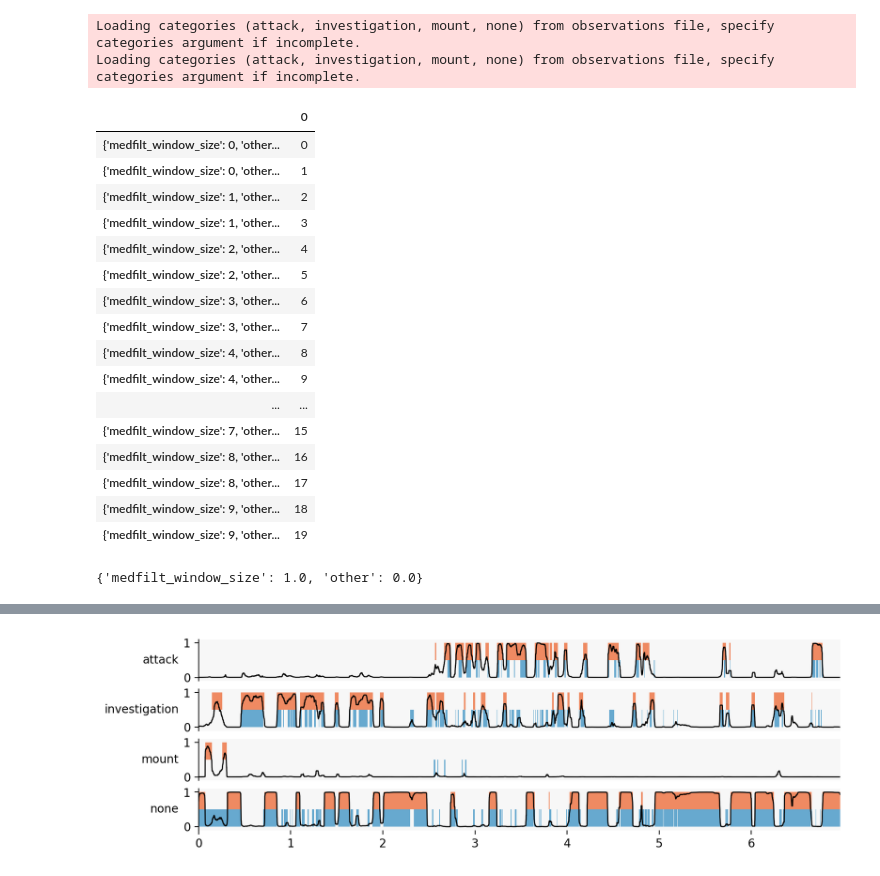
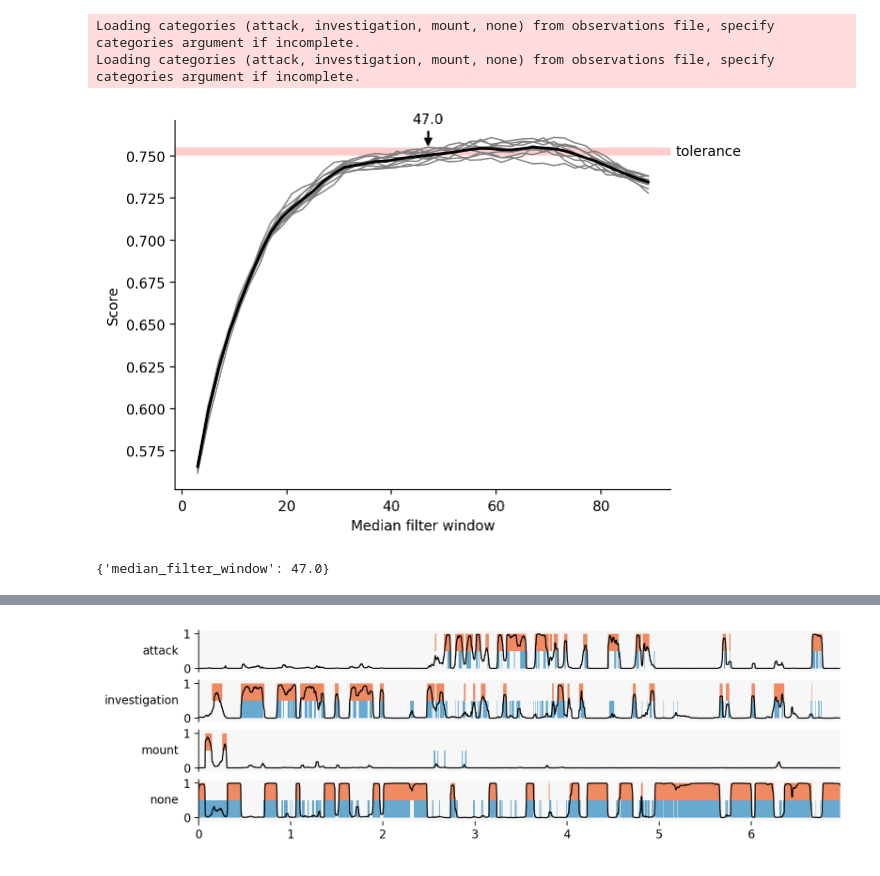
Before and after one commit to pnuehrenberg/vassi, a Jupyter notebook: examples/classification.ipynb, the cells around one changed output, grey strips where cells are left out. Saved outputs shown, nothing was run; the diff lists cells and outputs as text; code cells hidden in the pictures.

```diff
--- a/examples/classification.ipynb
+++ b/examples/classification.ipynb
@@ -71,57 +71,20 @@ def subsample_train(
 # %%
 best_parameters = optimize_smoothing(
     dataset_train,
     extractor,
     XGBClassifier,
     lambda probabilities, parameters: medfilt(probabilities, parameters["median_filter_window"]),
     smoothing_parameters_grid={"median_filter_window": np.arange(3, 91, 2)},
-    num_iterations=2,
+    num_iterations=10,
     show_progress=True,
     k=5,
     exclude=[("intruder", "resident")],
     sampling_func=subsample_train,
     show_k_fold_progress=True,
+    tolerance=0.005,
 )
 
 best_parameters
+# %% [output]
+[figure, added]
+{'median_filter_window': 47.0}
-# %%
-from itertools import product
-
-parameter_grid = {"medfilt_window_size": np.arange(10), "other": np.arange(2)}
-
-parameter_combinations = [
-    {key: value for key, value in zip(parameter_grid.keys(), combination)}
-    for combination in product(*parameter_grid.values())
-]
-values = np.arange(len(parameter_combinations))
-pd.DataFrame(values, index=parameter_combinations)
-# %% [output]
-|  | 0 |
-| {'medfilt_window_size': 0, 'other... | 0 |
-| {'medfilt_window_size': 0, 'other... | 1 |
-| {'medfilt_window_size': 1, 'other... | 2 |
-| {'medfilt_window_size': 1, 'other... | 3 |
-| {'medfilt_window_size': 2, 'other... | 4 |
-| {'medfilt_window_size': 2, 'other... | 5 |
-| {'medfilt_window_size': 3, 'other... | 6 |
-| {'medfilt_window_size': 3, 'other... | 7 |
-| {'medfilt_window_size': 4, 'other... | 8 |
-| {'medfilt_window_size': 4, 'other... | 9 |
-| ... | ... |
-| {'medfilt_window_size': 7, 'other... | 15 |
-| {'medfilt_window_size': 8, 'other... | 16 |
-| {'medfilt_window_size': 8, 'other... | 17 |
-| {'medfilt_window_size': 9, 'other... | 18 |
-| {'medfilt_window_size': 9, 'other... | 19 |
-# %%
-result = [{**combination, "value": value} for combination, value in zip(parameter_combinations, values)]
-
-result = pd.DataFrame(result)
-result["iteration"] = 1
-
-result_2 = result.copy()
-result_2["iteration"] = 2
-
-pd.concat([result, result_2]).groupby(list(parameter_combinations[0].keys())).aggregate({"value": "mean"}).reset_index().iloc[2][["medfilt_window_size", "other"]].to_dict()
-# %% [output]
-{'medfilt_window_size': 1.0, 'other': 0.0}
```
Also changed, not shown: parts of 7 cells of this notebook, 5 other files.
